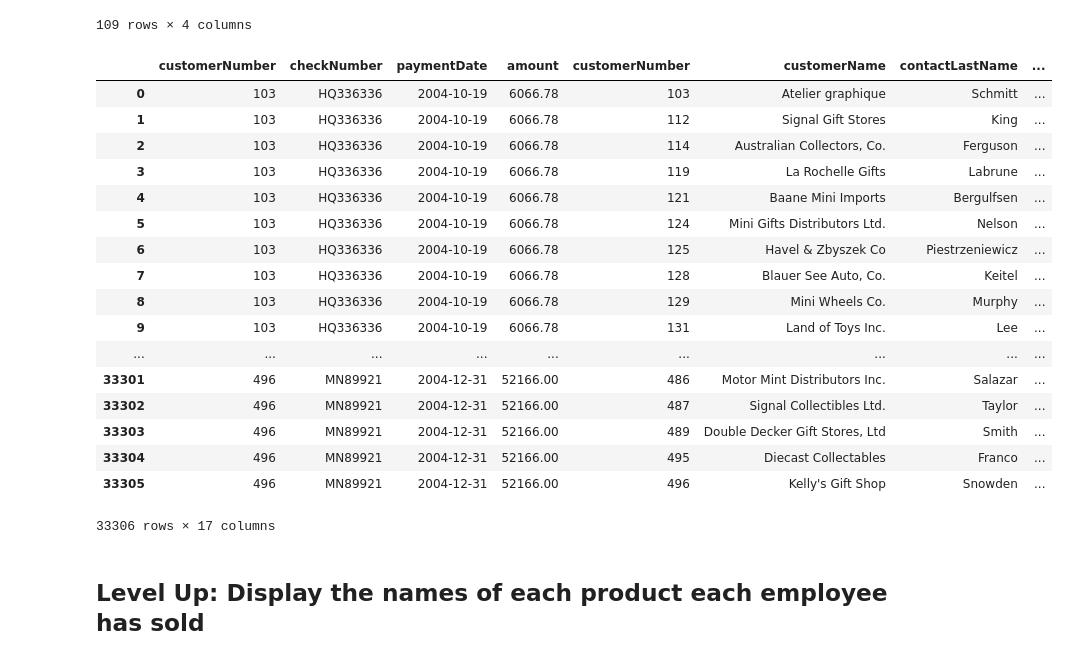
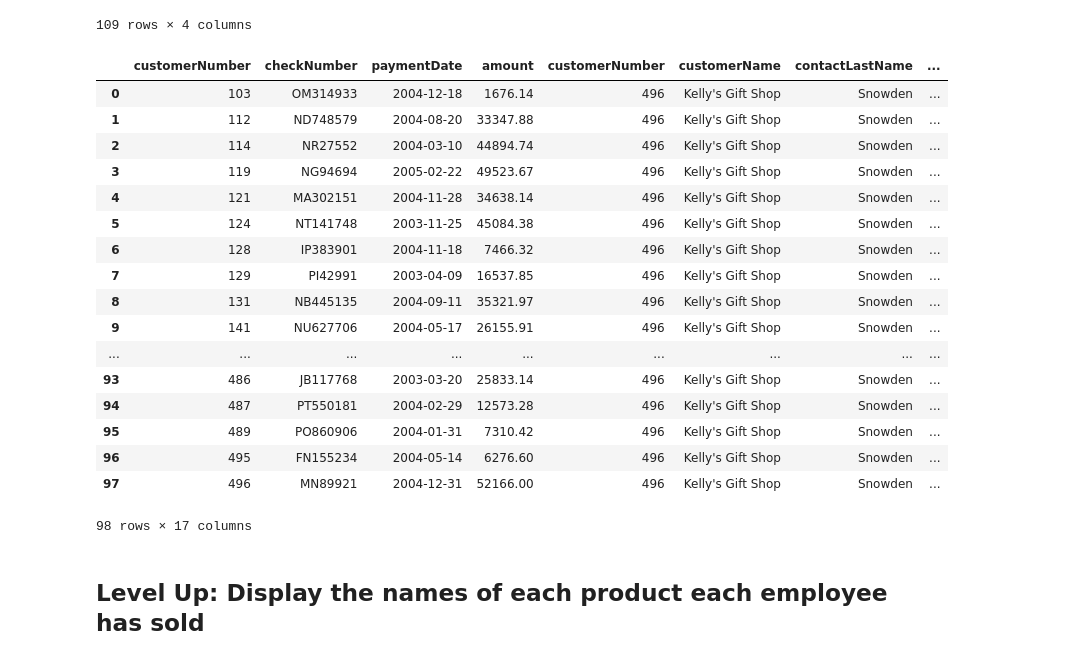
Before and after one commit to robblatt/dsc-join-statements-lab-nyc-ds-career-042219, a Jupyter notebook: index.ipynb, the cells around one changed output. Saved outputs shown, nothing was run; the diff lists cells and outputs as text; code cells hidden in the pictures.

```diff
--- a/index.ipynb
+++ b/index.ipynb
@@ -94,30 +94,30 @@ df
 # %%
 # Your code here
 cur.execute("""select * from payments join customers
-                      """)
+                      group by payments.customerNumber""")
 
 df = pd.DataFrame(cur.fetchall())
 df. columns = [i[0] for i in cur.description]
 df
 # %% [output]
 |  | customerNumber | checkNumber | paymentDate | amount | customerNumber | customerName | contactLastName | ... |
-| 0 | 103 | HQ336336 | 2004-10-19 | 6066.78 | 103 | Atelier graphique | Schmitt | ... |
-| 1 | 103 | HQ336336 | 2004-10-19 | 6066.78 | 112 | Signal Gift Stores | King | ... |
-| 2 | 103 | HQ336336 | 2004-10-19 | 6066.78 | 114 | Australian Collectors, Co. | Ferguson | ... |
-| 3 | 103 | HQ336336 | 2004-10-19 | 6066.78 | 119 | La Rochelle Gifts | Labrune | ... |
-| 4 | 103 | HQ336336 | 2004-10-19 | 6066.78 | 121 | Baane Mini Imports | Bergulfsen | ... |
-| 5 | 103 | HQ336336 | 2004-10-19 | 6066.78 | 124 | Mini Gifts Distributors Ltd. | Nelson | ... |
-| 6 | 103 | HQ336336 | 2004-10-19 | 6066.78 | 125 | Havel & Zbyszek Co | Piestrzeniewicz | ... |
-| 7 | 103 | HQ336336 | 2004-10-19 | 6066.78 | 128 | Blauer See Auto, Co. | Keitel | ... |
-| 8 | 103 | HQ336336 | 2004-10-19 | 6066.78 | 129 | Mini Wheels Co. | Murphy | ... |
-| 9 | 103 | HQ336336 | 2004-10-19 | 6066.78 | 131 | Land of Toys Inc. | Lee | ... |
+| 0 | 103 | OM314933 | 2004-12-18 | 1676.14 | 496 | Kelly's Gift Shop | Snowden | ... |
+| 1 | 112 | ND748579 | 2004-08-20 | 33347.88 | 496 | Kelly's Gift Shop | Snowden | ... |
+| 2 | 114 | NR27552 | 2004-03-10 | 44894.74 | 496 | Kelly's Gift Shop | Snowden | ... |
+| 3 | 119 | NG94694 | 2005-02-22 | 49523.67 | 496 | Kelly's Gift Shop | Snowden | ... |
+| 4 | 121 | MA302151 | 2004-11-28 | 34638.14 | 496 | Kelly's Gift Shop | Snowden | ... |
+| 5 | 124 | NT141748 | 2003-11-25 | 45084.38 | 496 | Kelly's Gift Shop | Snowden | ... |
+| 6 | 128 | IP383901 | 2004-11-18 | 7466.32 | 496 | Kelly's Gift Shop | Snowden | ... |
+| 7 | 129 | PI42991 | 2003-04-09 | 16537.85 | 496 | Kelly's Gift Shop | Snowden | ... |
+| 8 | 131 | NB445135 | 2004-09-11 | 35321.97 | 496 | Kelly's Gift Shop | Snowden | ... |
+| 9 | 141 | NU627706 | 2004-05-17 | 26155.91 | 496 | Kelly's Gift Shop | Snowden | ... |
 | ... | ... | ... | ... | ... | ... | ... | ... | ... |
-| 33301 | 496 | MN89921 | 2004-12-31 | 52166.00 | 486 | Motor Mint Distributors Inc. | Salazar | ... |
-| 33302 | 496 | MN89921 | 2004-12-31 | 52166.00 | 487 | Signal Collectibles Ltd. | Taylor | ... |
-| 33303 | 496 | MN89921 | 2004-12-31 | 52166.00 | 489 | Double Decker Gift Stores, Ltd | Smith | ... |
-| 33304 | 496 | MN89921 | 2004-12-31 | 52166.00 | 495 | Diecast Collectables | Franco | ... |
-| 33305 | 496 | MN89921 | 2004-12-31 | 52166.00 | 496 | Kelly's Gift Shop | Snowden | ... |
+| 93 | 486 | JB117768 | 2003-03-20 | 25833.14 | 496 | Kelly's Gift Shop | Snowden | ... |
+| 94 | 487 | PT550181 | 2004-02-29 | 12573.28 | 496 | Kelly's Gift Shop | Snowden | ... |
+| 95 | 489 | PO860906 | 2004-01-31 | 7310.42 | 496 | Kelly's Gift Shop | Snowden | ... |
+| 96 | 495 | FN155234 | 2004-05-14 | 6276.60 | 496 | Kelly's Gift Shop | Snowden | ... |
+| 97 | 496 | MN89921 | 2004-12-31 | 52166.00 | 496 | Kelly's Gift Shop | Snowden | ... |
-33306 rows × 17 columns
+98 rows × 17 columns
 # %%
 # Your code here
 # %%
```
